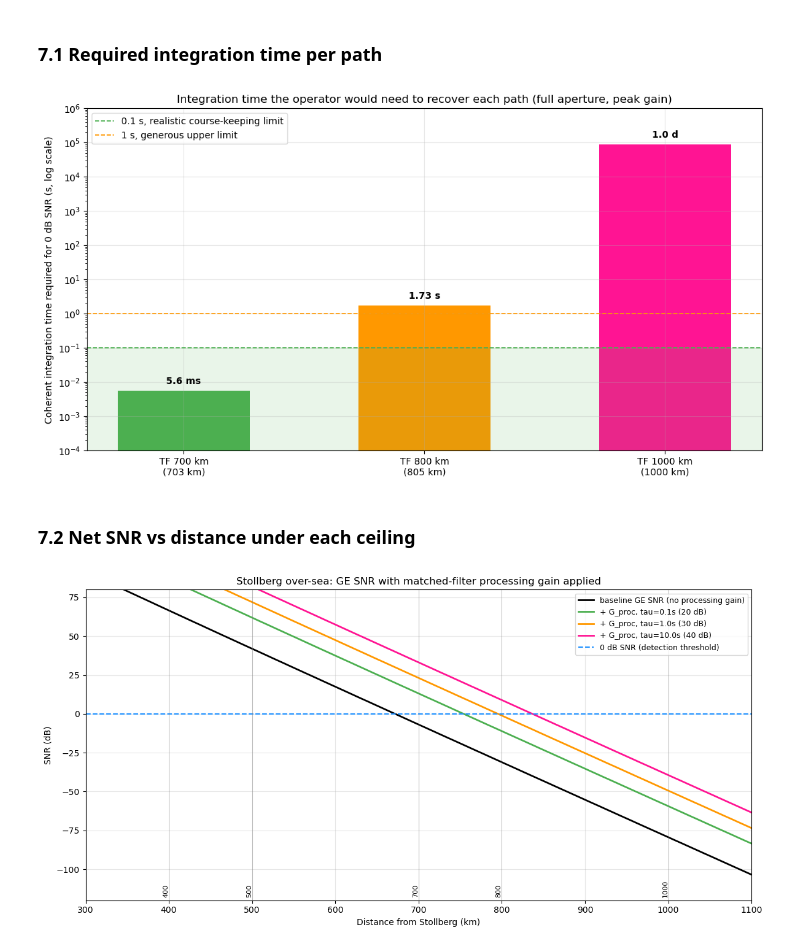
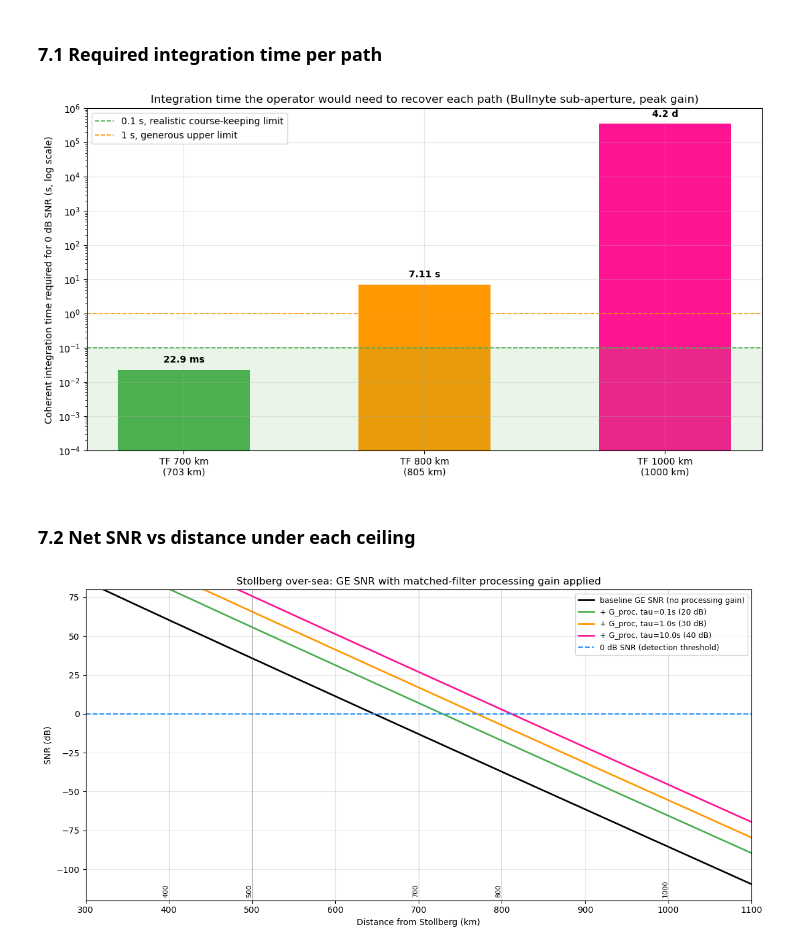
Before and after one commit to AlanSpaceAudits/battle-of-the-beams, a Jupyter notebook: jupyter_book/004_Processing_Gain_Ceiling.ipynb, the cells around one changed output. Saved outputs shown, nothing was run; the diff lists cells and outputs as text; code cells hidden in the pictures.

```diff
--- a/jupyter_book/004_Processing_Gain_Ceiling.ipynb
+++ b/jupyter_book/004_Processing_Gain_Ceiling.ipynb
@@ -109,13 +109,12 @@ def ge_snr_dB(W_m, H_m, target_name, station='Stollberg'):
     return d_m/1000, P_rx - N_dBW
 
 TF = ['TF 400 km','TF 500 km','TF 700 km','TF 800 km','TF 1000 km']
+W_sub, H_sub = 35.0, 20.0          # Bullnyte sub-aperture radiator
 rows = []
 for tname in TF:
-    d_km, snr_full = ge_snr_dB(99, 29, tname)
-    _,    snr_sub  = ge_snr_dB(35, 20, tname)
-    rows.append([tname, round(d_km,1), f"{snr_full:+.1f}", f"{snr_sub:+.1f}"])
+    d_km, snr = ge_snr_dB(W_sub, H_sub, tname)
+    rows.append([tname, round(d_km,1), f"{snr:+.1f}"])
 base_df = pd.DataFrame(rows, columns=['Path','d from Stollberg (km)',
-                                      'GE SNR full aperture (dB)',
-                                      'GE SNR Bullnyte sub-ap (dB)'])
+                                      'GE SNR (dB, neg = below floor)'])
 base_df
 # %% [output]
@@ -139,8 +138,8 @@ def tau_required_s(deficit_dB, B_ref=B_ref):
 
 req_rows = []
 for tname in ['TF 700 km','TF 800 km','TF 1000 km']:
-    d_km, snr_full = ge_snr_dB(99, 29, tname)
-    deficit = -snr_full
+    d_km, snr = ge_snr_dB(W_sub, H_sub, tname)
+    deficit = -snr
     tau = tau_required_s(deficit)
     flown_m = tau * v_air
     if tau < 1:
@@ -156,9 +155,9 @@ for tname in ['TF 700 km','TF 800 km','TF 1000 km']:
                  else f"{flown_m/1e3:,.0f} km")
     possible = ('Yes, within course-keeping limit' if tau < 0.1
                 else 'No, exceeds course-keeping limit')
-    req_rows.append([tname, round(d_km,1), f"{deficit:.1f}",
+    req_rows.append([tname, round(d_km,1), f"{snr:+.1f}",
                      tau_str, flown_str, possible])
-req_df = pd.DataFrame(req_rows, columns=['Path','d (km)','SNR deficit (dB)',
+req_df = pd.DataFrame(req_rows, columns=['Path','d (km)','GE SNR (dB, neg = below floor)',
                                          'tau required for 0 dB',
                                          'aircraft displacement during tau',
                                          'physically possible?'])
@@ -178,10 +177,10 @@ Apply the three integration-time ceilings ($\tau$ = 0.1 s, 1 s, 10 s) to every S
 tau_ceilings = [0.1, 1.0, 10.0]
 net_rows = []
 for tname in TF:
-    d_km, snr_full = ge_snr_dB(99, 29, tname)
-    row = [tname, round(d_km,1), f"{snr_full:+.1f}"]
+    d_km, snr = ge_snr_dB(W_sub, H_sub, tname)
+    row = [tname, round(d_km,1), f"{snr:+.1f}"]
     for tau in tau_ceilings:
-        net = snr_full + G_proc_dB(tau)
+        net = snr + G_proc_dB(tau)
         row.append(f"{net:+.1f}")
     net_rows.append(row)
 cols = ['Path','d (km)','baseline GE SNR (dB)']
@@ -230,9 +229,9 @@ is worse for the objection than the table shows.
 paths = ['TF 700 km','TF 800 km','TF 1000 km']
 taus, deficits, dkms = [], [], []
 for tname in paths:
-    d_km, snr_full = ge_snr_dB(99, 29, tname)
-    deficits.append(-snr_full)
-    taus.append(tau_required_s(-snr_full))
+    d_km, snr = ge_snr_dB(W_sub, H_sub, tname)
+    deficits.append(-snr)
+    taus.append(tau_required_s(-snr))
     dkms.append(d_km)
 
 fig, ax = plt.subplots(figsize=(11,6))
@@ -248,7 +247,7 @@ ax.set_xticks(x)
 ax.set_xticklabels([f"{p}\n({d:.0f} km)" for p,d in zip(paths,dkms)])
 ax.set_ylabel('Coherent integration time required for 0 dB SNR (s, log scale)')
 ax.set_title('Integration time the operator would need to recover each path '
-             '(full aperture, peak gain)')
+             '(Bullnyte sub-aperture, peak gain)')
 for b, tau in zip(bars, taus):
     if tau < 1:        lbl = f"{tau*1000:.1f} ms"
     elif tau < 3600:   lbl = f"{tau:.2f} s"
@@ -260,42 +259,42 @@ ax.set_ylim(1e-4, 1e6)
 ax.legend(loc='upper left')
 plt.tight_layout(); plt.show()
 # %% [output]
-[figure, old version]
+[figure, new version]
 # %% [markdown]
 ### 7.2 Net SNR vs distance under each ceiling
 # %%
 d_grid = np.linspace(300, 1100, 200)
 fig, ax = plt.subplots(figsize=(12,6))
 
 s = c.STATIONS['Stollberg']
-G_full = c.aperture_gain_dBi(99, 29, f_MHz)
+G_sub = c.aperture_gain_dBi(W_sub, H_sub, f_MHz)
 base = []
 for d_km in d_grid:
     d_m = d_km*1000
     L = c.fock_diff_loss_dB(d_m, s['h_tx_m'], 4000, f_MHz, 'sea', s['pol'])
     FSPL = c.fspl_dB(d_m, f_MHz)
-    P_rx = 10*math.log10(s['Ptx_W']) + G_full - FSPL - L
+    P_rx = 10*math.log10(s['Ptx_W']) + G_sub - FSPL - L
     base.append(P_rx - N_dBW)
 base = np.array(base)
 
 colors = {'0.1':'#4CAF50', '1.0':'#FF9800', '10.0':'#FF1493'}
 ax.plot(d_grid, base, color='black', lw=2, label='baseline GE SNR (no processing gain)')
 for tau in tau_ceilings:
     ax.plot(d_grid, base + G_proc_dB(tau), lw=2, color=colors[str(tau)],
             label=f'+ G_proc, tau={tau}s ({G_proc_dB(tau):.0f} dB)')
 ax.axhline(0, color='dodgerblue', lw=1.5, ls='--', label='0 dB SNR (detection threshold)')
 for tf in [400,500,700,800,1000]:
     ax.axvline(tf, color='grey', lw=0.6, alpha=0.6)
     ax.text(tf, -118, f"{tf}", rotation=90, ha='right', va='bottom', fontsize=8)
 ax.set_xlabel('Distance from Stollberg (km)')
 ax.set_ylabel('SNR (dB)')
 ax.set_title('Stollberg over-sea: GE SNR with matched-filter processing gain applied')
 ax.set_xlim(300, 1100)
 ax.set_ylim(-120, 80)
 ax.legend(loc='upper right', fontsize=9)
 plt.tight_layout(); plt.show()
 # %% [output]
-[figure, old version]
+[figure, new version]
 # %% [markdown]
 ## 8. Verdict
 
```
Also changed, not shown: parts of 8 cells of this notebook, 9 other files.
